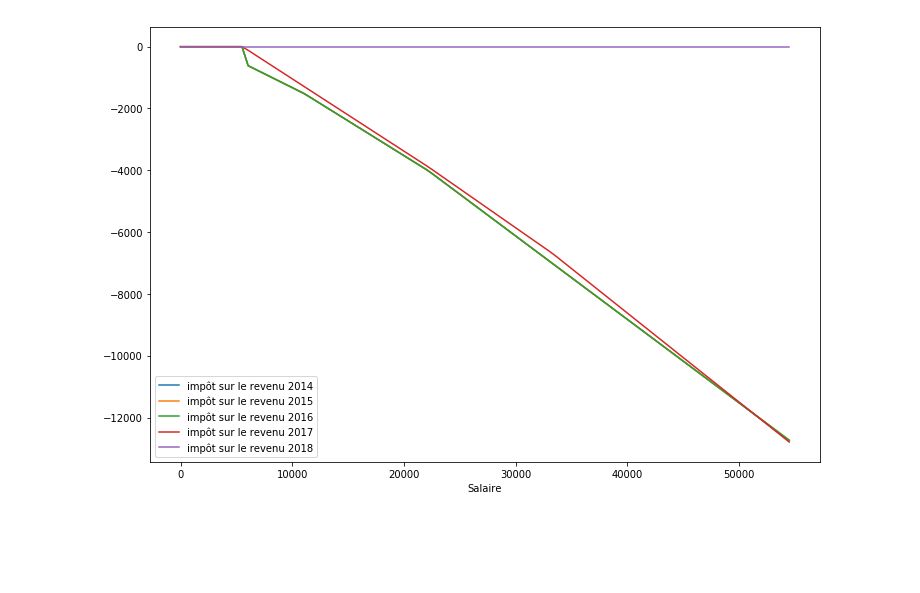
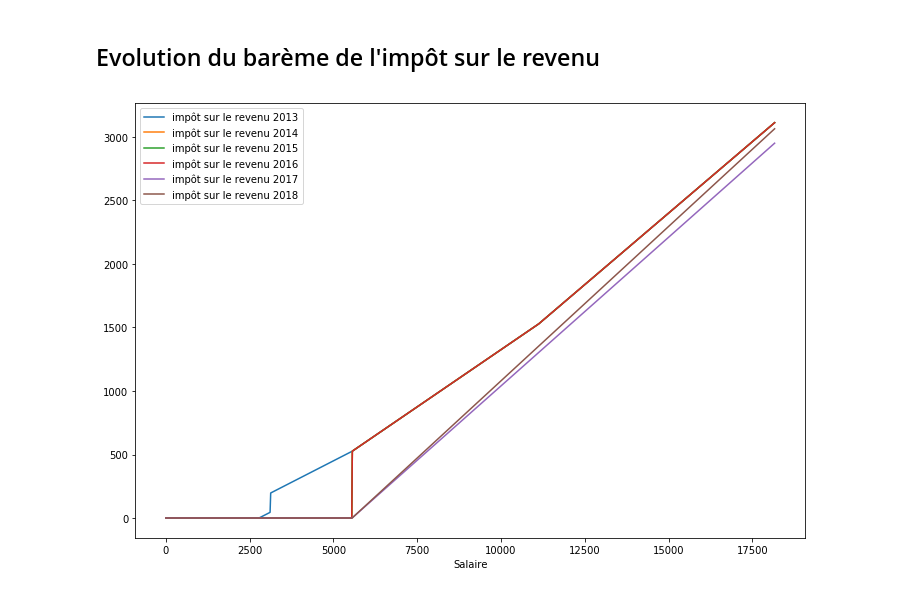
Before and after one commit to openfisca/openfisca-tunisia, a Jupyter notebook: notebooks/demo.ipynb, the cells around one changed output. Cells and saved outputs as stored; diff of their text form; code cells hidden in the pictures; blank space fills up the shorter version.

```diff
--- a/notebooks/demo.ipynb
+++ b/notebooks/demo.ipynb
@@ -47,18 +12,39 @@ simulation = tax_benefit_system.new_scenario().init_single_entity(
+# %% [markdown]
+## Evolution du barème de l'impôt sur le revenu
+# %%
+years = range(2013, 2019)
+salaire_de_base_max = 20000
+simulation = tax_benefit_system.new_scenario().init_single_entity(
+    period = 2014,
+    axes = [
+        [
+            dict(
+                count = 1000,
+                name = 'salaire_de_base',
+                min = 0,
+                max = salaire_de_base_max,
+                period = year,
+                )
+            for year in years
+            ]
+        ],
+    parent1 = dict(age = 40),
+    ).new_simulation()
 # %%
 salaire_imposable_by_year = dict(
     (year, simulation.calculate_add('salaire_imposable', period = year))
-    for year in range(2014, 2019)
+    for year in years
     )
 irpp_by_year = dict(
     (year, simulation.calculate('irpp', period = year))
-    for year in range(2014, 2019)
+    for year in years
     )
 # %%
 plt.figure(figsize=(12, 8))
 salaire_imposable = salaire_imposable_by_year[2014]
-for year in range(2014, 2019):
-    plt.plot(salaire_imposable, irpp_by_year[year], label=u'impôt sur le revenu {}'.format(year))
+for year in years:
+    plt.plot(salaire_imposable, -irpp_by_year[year], label=u'impôt sur le revenu {}'.format(year))
     plt.xlabel(u'Salaire')
     plt.legend()
 # %% [output]
-[figure, old version]
+[figure, new version]
```
Also changed, not shown: parts of 9 cells of this notebook.
